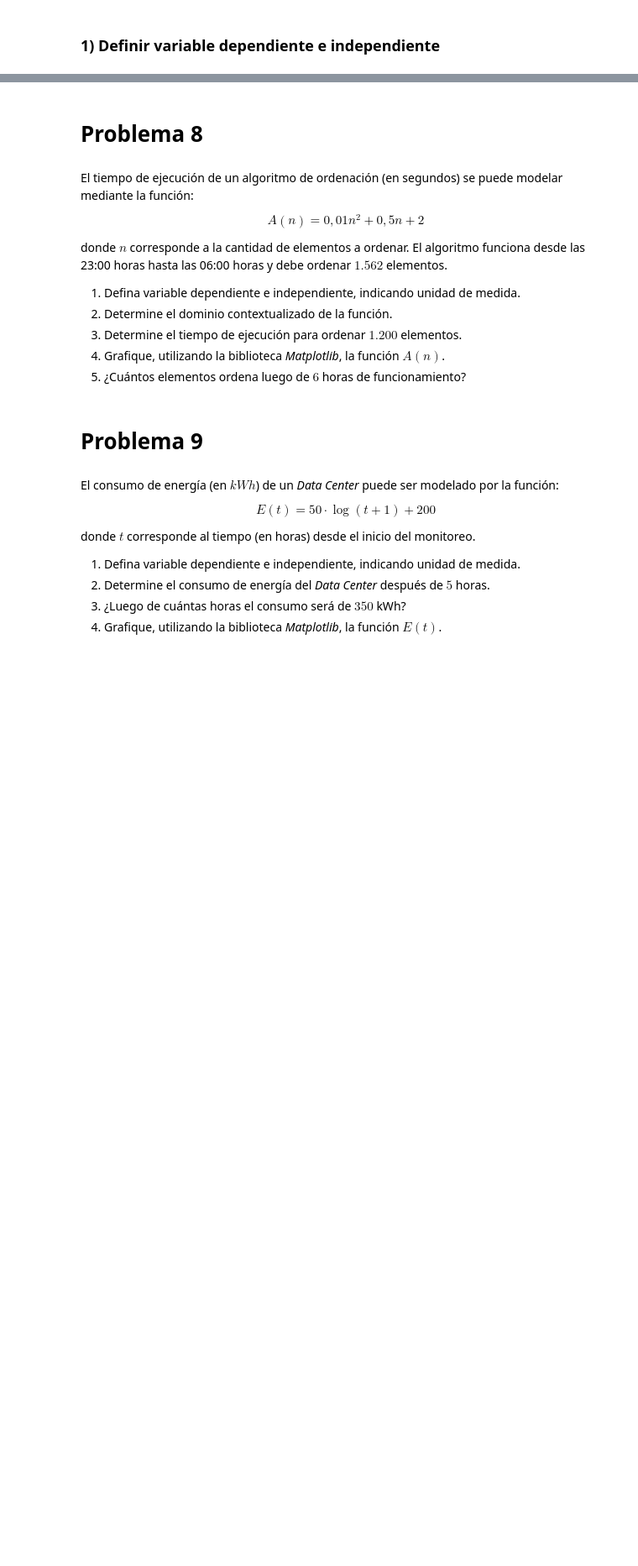
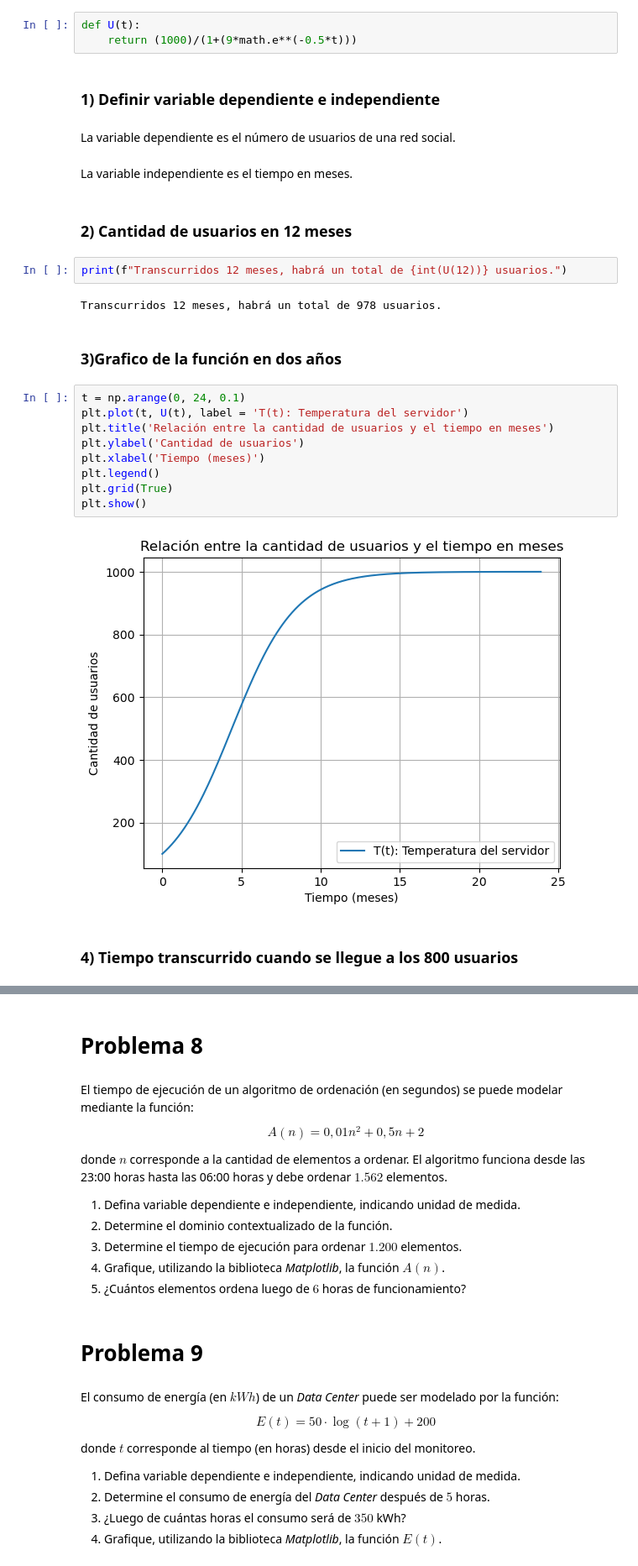
Before and after one commit to Roten-chan/Matem-tica-aplicada-p, a Jupyter notebook: Matemática aplicada/Guia 1/G1_Funciones.ipynb, the cells around one changed output, grey strips where cells are left out. Shown at 84% size. Cells and saved outputs as stored; diff of their text form; blank space fills up the shorter version.

```diff
--- a/Matemática aplicada/Guia 1/G1_Funciones.ipynb
+++ b/Matemática aplicada/Guia 1/G1_Funciones.ipynb
@@ -288,5 +289,33 @@ donde $t$ corresponde al tiempo transcurrido en meses.
 2.  Determine la cantidad de usuarios transcurridos $12$ meses.
 3.  Grafique la función, utilizando la librería *Matplotlib*, para los primeros dos años de funcionamiento.
 4.  ¿Cuánto tiempo debe pasar para que la red social llegue a $800$ usuarios?
+# %%
+def U(t):
+    return (1000)/(1+(9*math.e**(-0.5*t)))
 # %% [markdown]
 ### 1) Definir variable dependiente e independiente
+# %% [markdown]
+La variable dependiente es el número de usuarios de una red social.
+# %% [markdown]
+La variable independiente es el tiempo en meses.
+# %% [markdown]
+### 2) Cantidad de usuarios en 12 meses
+# %%
+print(f"Transcurridos 12 meses, habrá un total de {int(U(12))} usuarios.")
+# %% [output]
+Transcurridos 12 meses, habrá un total de 978 usuarios.
+# %% [markdown]
+### 3)Grafico de la función en dos años
+# %%
+t = np.arange(0, 24, 0.1)
+plt.plot(t, U(t), label = 'T(t): Temperatura del servidor')
+plt.title('Relación entre la cantidad de usuarios y el tiempo en meses')
+plt.ylabel('Cantidad de usuarios')
+plt.xlabel('Tiempo (meses)')
+plt.legend()
+plt.grid(True)
+plt.show()
+# %% [output]
+[figure, added]
+# %% [markdown]
+### 4) Tiempo transcurrido cuando se llegue a los 800 usuarios
```
Also changed, not shown: parts of 2 cells of this notebook.
